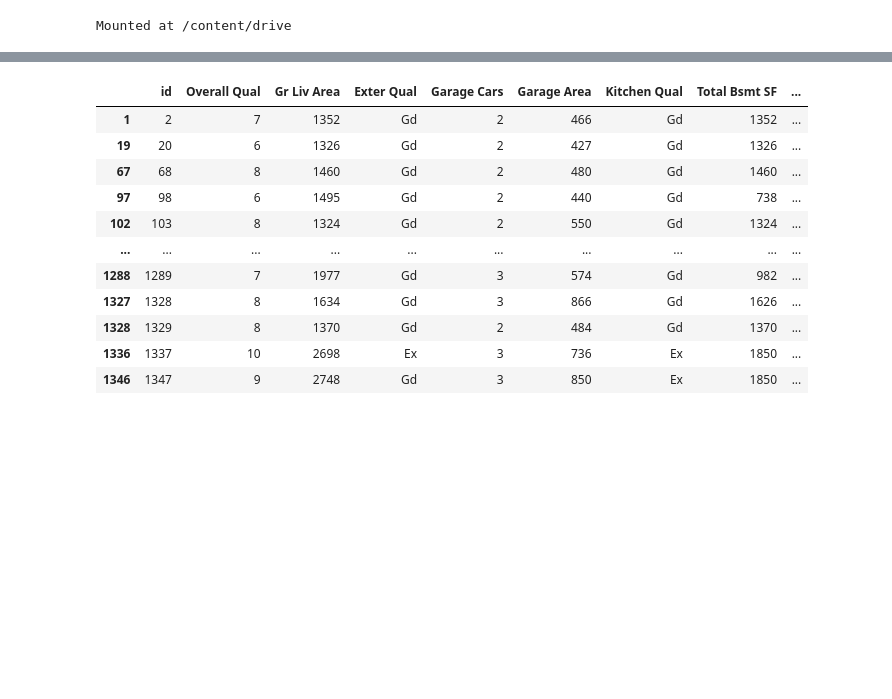
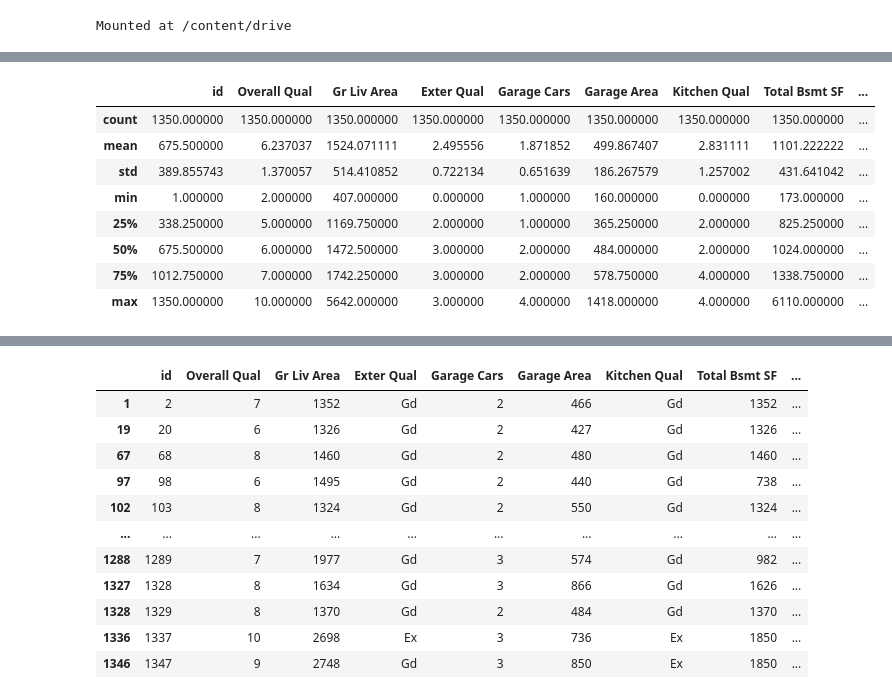
Before and after one commit to moveformyfuture/House_Price_Expectation, a Jupyter notebook: House_Price_Expectation_ETR+RF+GBR+XGB+HGB+NGB+CAT.ipynb, the cells around one changed output, grey strips where cells are left out. Cells and saved outputs as stored; diff of their text form; code cells hidden in the pictures; blank space fills up the shorter version.

```diff
--- a/House_Price_Expectation_ETR+RF+GBR+XGB+HGB+NGB+CAT.ipynb
+++ b/House_Price_Expectation_ETR+RF+GBR+XGB+HGB+NGB+CAT.ipynb
@@ -69,3 +69,16 @@ X_train_df.describe()
+# %%
+# 데이터셋 확인(test : target 열이 없음)
+X_test_df.describe()
+# %% [output]
+|  | id | Overall Qual | Gr Liv Area | Exter Qual | Garage Cars | Garage Area | Kitchen Qual | Total Bsmt SF | ... |
+| count | 1350.000000 | 1350.000000 | 1350.000000 | 1350.000000 | 1350.000000 | 1350.000000 | 1350.000000 | 1350.000000 | ... |
+| mean | 675.500000 | 6.237037 | 1524.071111 | 2.495556 | 1.871852 | 499.867407 | 2.831111 | 1101.222222 | ... |
+| std | 389.855743 | 1.370057 | 514.410852 | 0.722134 | 0.651639 | 186.267579 | 1.257002 | 431.641042 | ... |
+| min | 1.000000 | 2.000000 | 407.000000 | 0.000000 | 1.000000 | 160.000000 | 0.000000 | 173.000000 | ... |
+| 25% | 338.250000 | 5.000000 | 1169.750000 | 2.000000 | 1.000000 | 365.250000 | 2.000000 | 825.250000 | ... |
+| 50% | 675.500000 | 6.000000 | 1472.500000 | 3.000000 | 2.000000 | 484.000000 | 2.000000 | 1024.000000 | ... |
+| 75% | 1012.750000 | 7.000000 | 1742.250000 | 3.000000 | 2.000000 | 578.750000 | 4.000000 | 1338.750000 | ... |
+| max | 1350.000000 | 10.000000 | 5642.000000 | 3.000000 | 4.000000 | 1418.000000 | 4.000000 | 6110.000000 | ... |
 # %%
 X_train_df[X_train_df['Garage Yr Blt']>=2022]
 # %% [output]
```
Also changed, not shown: parts of 24 cells of this notebook.
